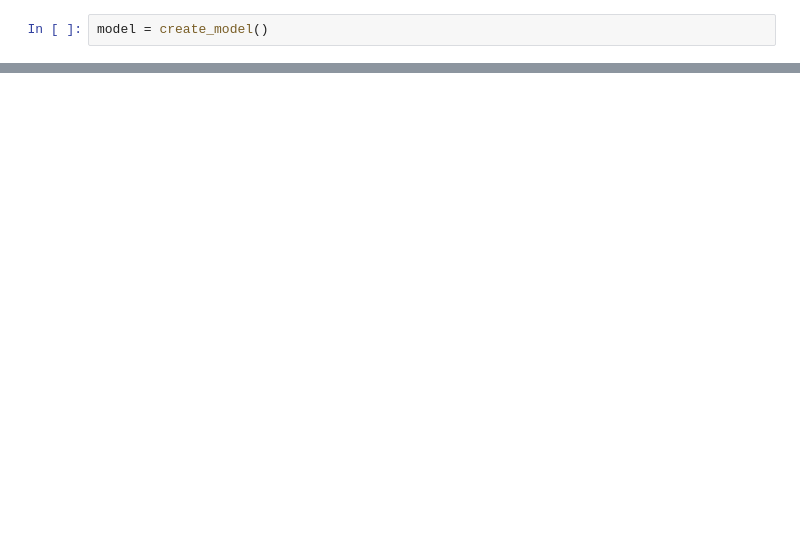
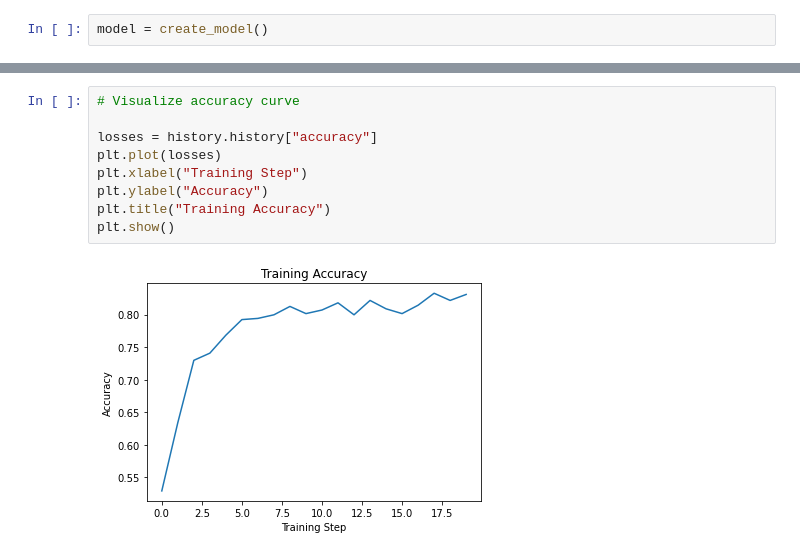
Before and after one commit to jvgalvin/capstone, a Jupyter notebook: notebooks/SVM_NN_clinical_genetic.ipynb, the cells around one changed output, grey strips where cells are left out. Drawn from its saved outputs; the diff is of its cells as text; blank space fills up the shorter version.

```diff
--- a/notebooks/SVM_NN_clinical_genetic.ipynb
+++ b/notebooks/SVM_NN_clinical_genetic.ipynb
@@ -198,3 +208,14 @@ plt.show()
+# %%
+# Visualize accuracy curve
+
+losses = history.history["accuracy"]
+plt.plot(losses)
+plt.xlabel("Training Step")
+plt.ylabel("Accuracy")
+plt.title("Training Accuracy")
+plt.show()
+# %% [output]
+[figure, added]
 # %%
 model.evaluate(X_test, y_test)
 # %% [output]
```
Also changed, not shown: parts of 11 cells of this notebook.
